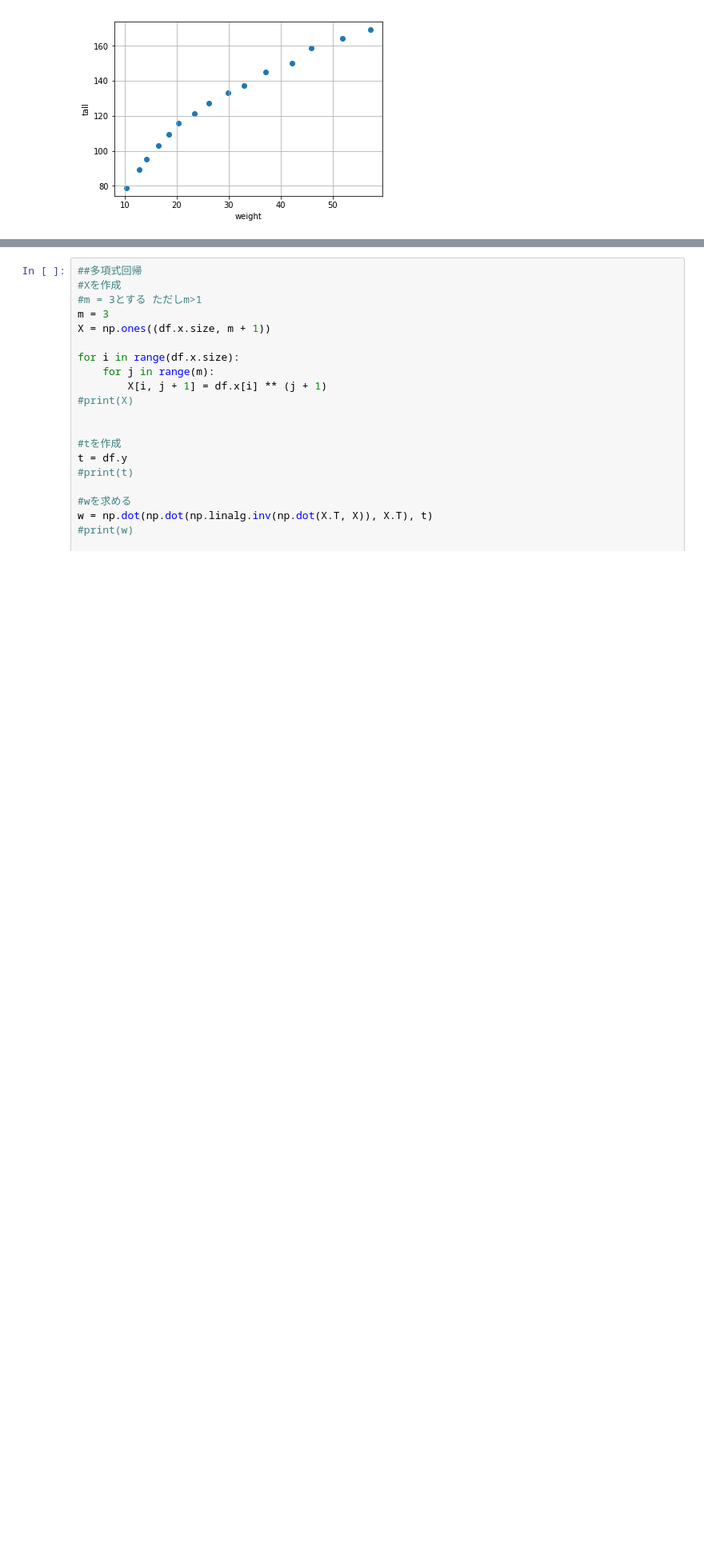
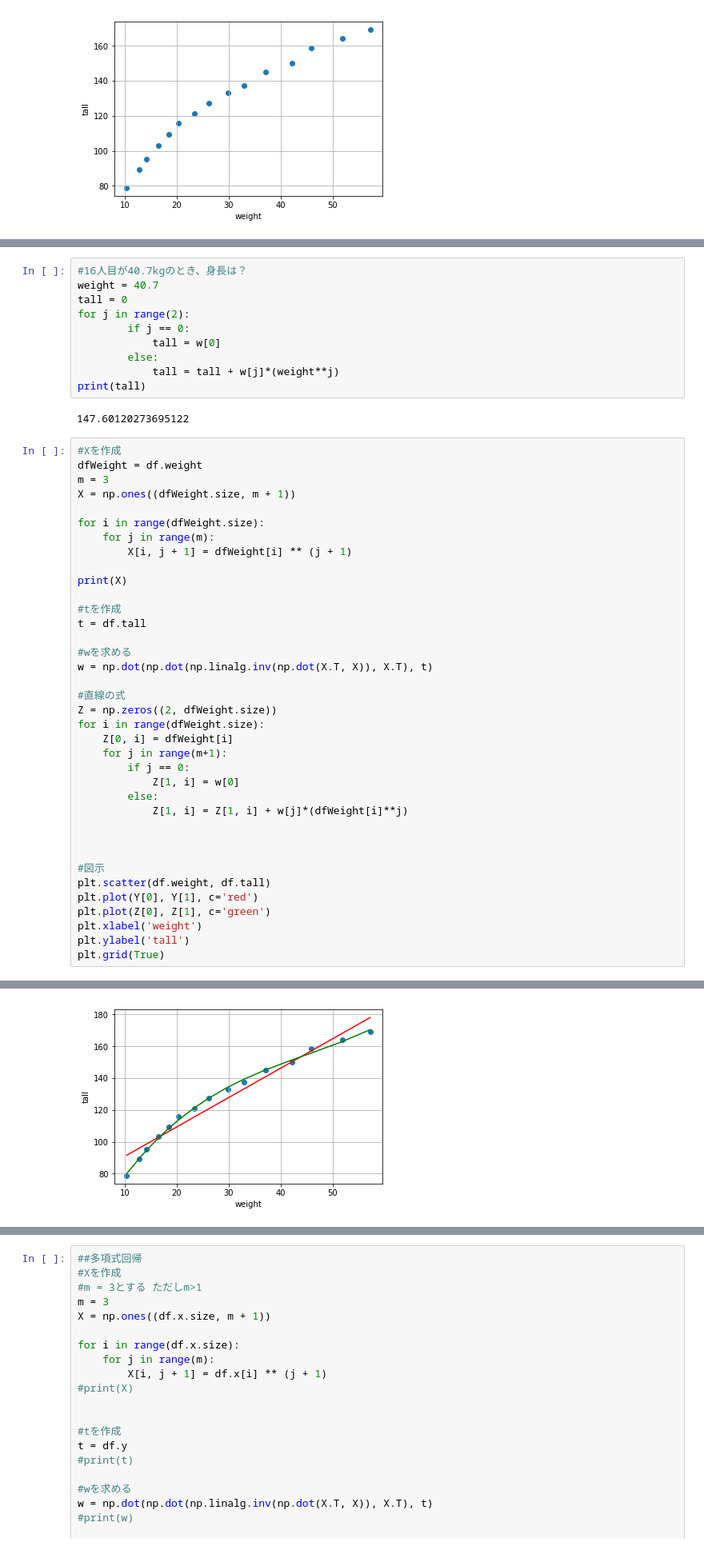
Before and after one commit to ogapiyo/PRML, a Jupyter notebook: Cycle2/practice.ipynb, the cells around one changed output, grey strips where cells are left out. Shown at 80% size. Cells and saved outputs as stored; diff of their text form; blank space fills up the shorter version.

```diff
--- a/Cycle2/practice.ipynb
+++ b/Cycle2/practice.ipynb
@@ -38,0 +72,50 @@ plt.grid(True)
+# %%
+#16人目が40.7kgのとき、身長は？
+weight = 40.7
+tall = 0
+for j in range(2):
+        if j == 0:
+            tall = w[0]
+        else:
+            tall = tall + w[j]*(weight**j)
+print(tall)
+# %% [output]
+147.60120273695122
+# %%
+#Xを作成
+dfWeight = df.weight
+m = 3
+X = np.ones((dfWeight.size, m + 1))
+
+for i in range(dfWeight.size):
+    for j in range(m):
+        X[i, j + 1] = dfWeight[i] ** (j + 1)
+
+print(X)
+
+#tを作成
+t = df.tall
+
+#wを求める
+w = np.dot(np.dot(np.linalg.inv(np.dot(X.T, X)), X.T), t)
+
+#直線の式
+Z = np.zeros((2, dfWeight.size))
+for i in range(dfWeight.size):
+    Z[0, i] = dfWeight[i]
+    for j in range(m+1):
+        if j == 0:
+            Z[1, i] = w[0]
+        else:
+            Z[1, i] = Z[1, i] + w[j]*(dfWeight[i]**j)
+
+
+
+#図示
+plt.scatter(df.weight, df.tall)
+plt.plot(Y[0], Y[1], c='red')
+plt.plot(Z[0], Z[1], c='green')
+plt.xlabel('weight')
+plt.ylabel('tall')
+plt.grid(True)
+# %% [output]
@@ -38,0 +137 @@ plt.grid(True)
+[figure, added]
```
Also changed, not shown: parts of 13 cells of this notebook, 1 other file.
